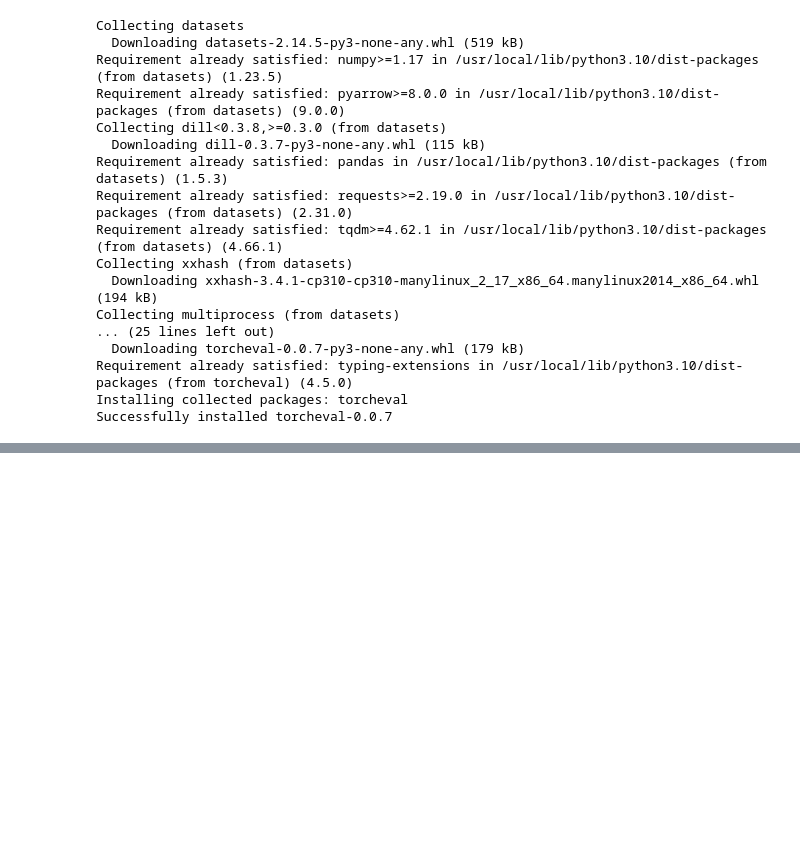
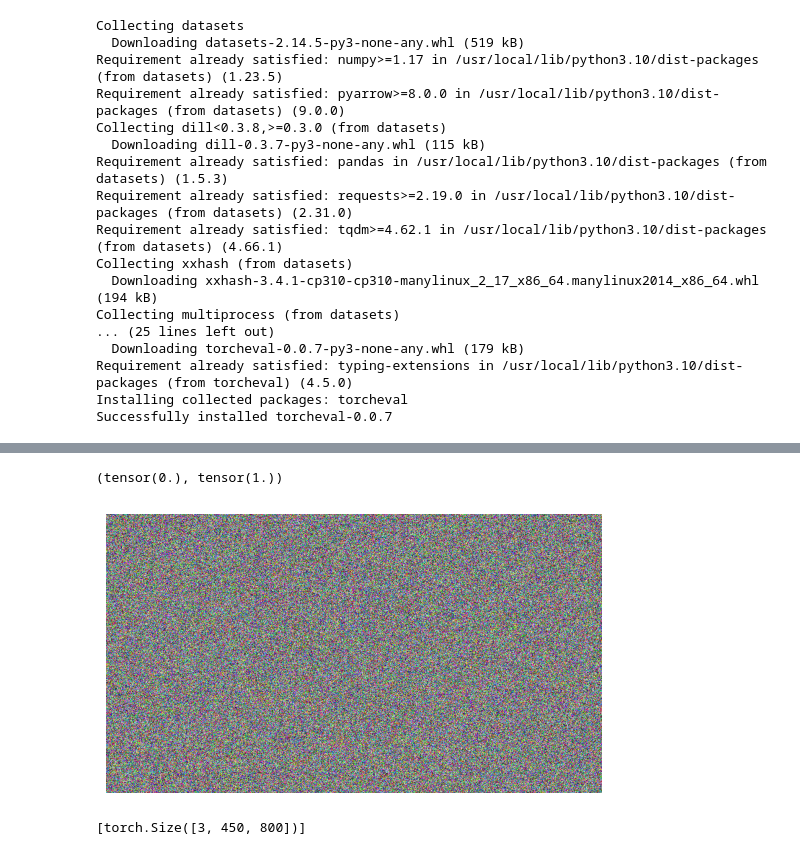
Before and after one commit to satani99/fastai_22_2, a Jupyter notebook: style_transfer.ipynb, the cells around one changed output, grey strips where cells are left out. Drawn from its saved outputs; the diff is of its cells as text; code cells hidden in the pictures; blank space fills up the shorter version.

```diff
--- a/style_transfer.ipynb
+++ b/style_transfer.ipynb
@@ -86,3 +83,6 @@ van_url = "https://www.google.com/url?sa=i&url=https%3A%2F%2Fyourstory.com%2F202
+# %%
+temple_url = "https://media.easemytrip.com/media/Blog/India/637116640324801740/637116640324801740fHrmt3.jpg"
+van_url = "https://images.yourstory.com/cs/2/96eabe90392211eb93f18319e8c07a74/Imagejtb7-1684960500563.jpg?w=1152&fm=auto&ar=2:1&mode=crop&crop=faces"
 # %%
 def download_image(url):
   imgb = fc.urlread(url, decode=False)
@@ -93,0 +97,4 @@ show_image(content_im);
+# %%
+content_im.min(), content_im.max()
+# %% [output]
+(tensor(0.), tensor(1.))
@@ -93,0 +110,15 @@ show_image(content_im);
+# %%
+class TensorModel(nn.Module):
+  def __init__(self, t):
+    super().__init__()
+    self.t = nn.Parameter(t.clone())
+  def forward(self, x=0): return self.t
+# %%
+model = TensorModel(torch.rand_like(content_im))
+show_image(model());
+# %% [output]
+[figure, added]
+# %%
+[p.shape for p in model.parameters()]
+# %% [output]
+[torch.Size([3, 450, 800])]
```
Also changed, not shown: parts of 5 cells of this notebook.
